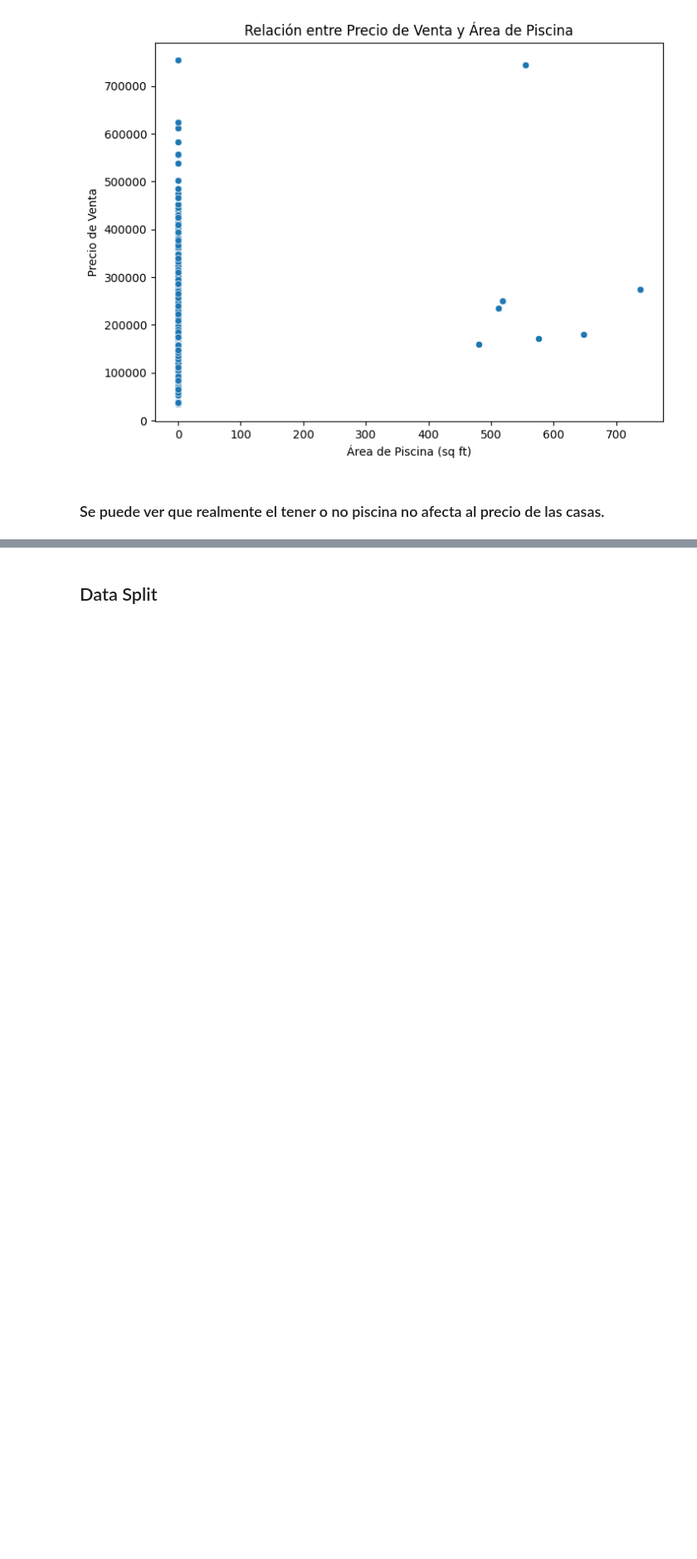
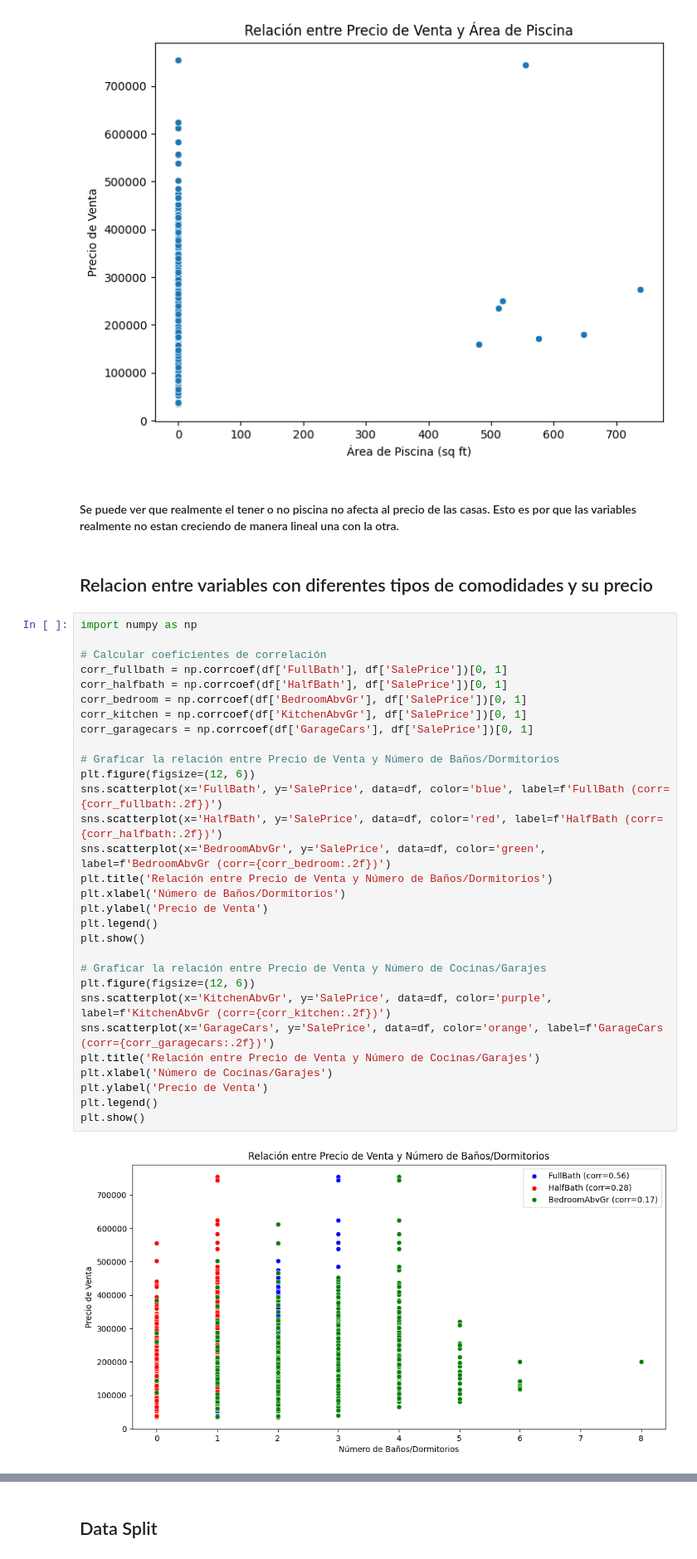
Before and after one commit to bl33h/housePricesRegression, a Jupyter notebook: housePricesRegression.ipynb, the cells around one changed output, grey strips where cells are left out. Shown at 83% size. Drawn from its saved outputs; the diff is of its cells as text; blank space fills up the shorter version.

Commit message:
Data analysis updated

```diff
--- a/housePricesRegression.ipynb
+++ b/housePricesRegression.ipynb
@@ -84,4 +90,38 @@ plt.show()
 # %% [output]
 [figure]
 # %% [markdown]
-### Se puede ver que realmente el tener o no piscina no afecta al precio de las casas.
+#### Se puede ver que realmente el tener o no piscina no afecta al precio de las casas. Esto es por que las variables realmente no estan creciendo de manera lineal una con la otra.
+# %% [markdown]
+## Relacion entre variables con diferentes tipos de comodidades y su precio
+# %%
+import numpy as np
+
+# Calcular coeficientes de correlación
+corr_fullbath = np.corrcoef(df['FullBath'], df['SalePrice'])[0, 1]
+corr_halfbath = np.corrcoef(df['HalfBath'], df['SalePrice'])[0, 1]
+corr_bedroom = np.corrcoef(df['BedroomAbvGr'], df['SalePrice'])[0, 1]
+corr_kitchen = np.corrcoef(df['KitchenAbvGr'], df['SalePrice'])[0, 1]
+corr_garagecars = np.corrcoef(df['GarageCars'], df['SalePrice'])[0, 1]
+
+# Graficar la relación entre Precio de Venta y Número de Baños/Dormitorios
+plt.figure(figsize=(12, 6))
+sns.scatterplot(x='FullBath', y='SalePrice', data=df, color='blue', label=f'FullBath (corr={corr_fullbath:.2f})')
+sns.scatterplot(x='HalfBath', y='SalePrice', data=df, color='red', label=f'HalfBath (corr={corr_halfbath:.2f})')
+sns.scatterplot(x='BedroomAbvGr', y='SalePrice', data=df, color='green', label=f'BedroomAbvGr (corr={corr_bedroom:.2f})')
+plt.title('Relación entre Precio de Venta y Número de Baños/Dormitorios')
+plt.xlabel('Número de Baños/Dormitorios')
+plt.ylabel('Precio de Venta')
+plt.legend()
+plt.show()
+
+# Graficar la relación entre Precio de Venta y Número de Cocinas/Garajes
+plt.figure(figsize=(12, 6))
+sns.scatterplot(x='KitchenAbvGr', y='SalePrice', data=df, color='purple', label=f'KitchenAbvGr (corr={corr_kitchen:.2f})')
+sns.scatterplot(x='GarageCars', y='SalePrice', data=df, color='orange', label=f'GarageCars (corr={corr_garagecars:.2f})')
+plt.title('Relación entre Precio de Venta y Número de Cocinas/Garajes')
+plt.xlabel('Número de Cocinas/Garajes')
+plt.ylabel('Precio de Venta')
+plt.legend()
+plt.show()
+# %% [output]
+[figure, added]
```
Also changed, not shown: parts of 8 cells of this notebook.
